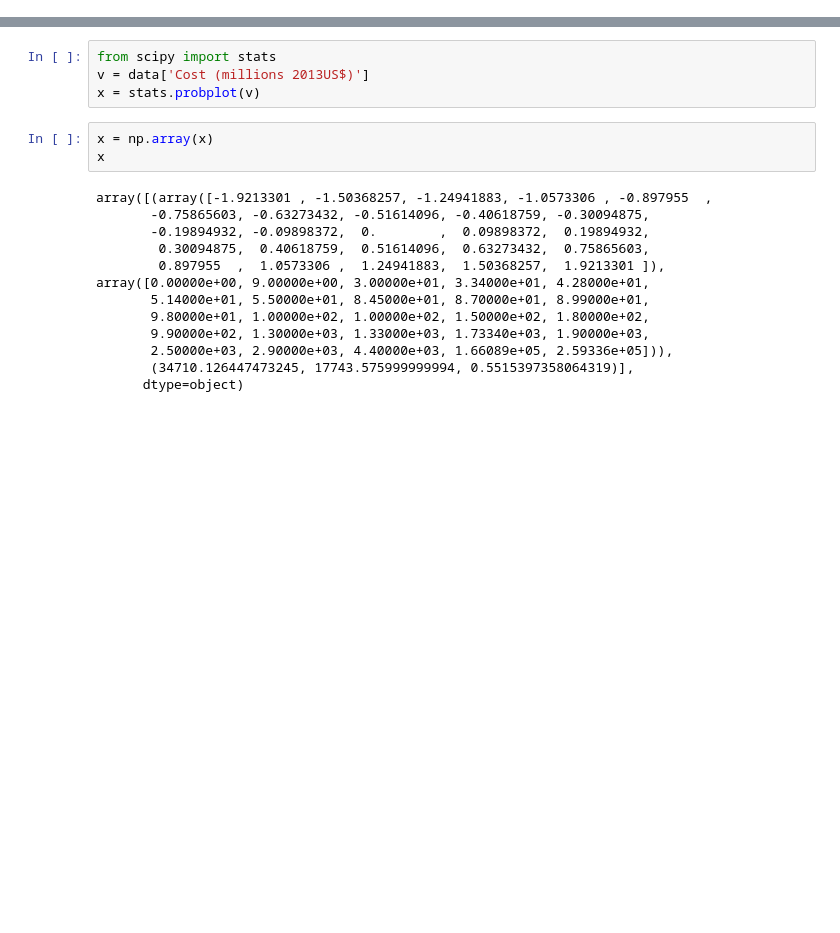
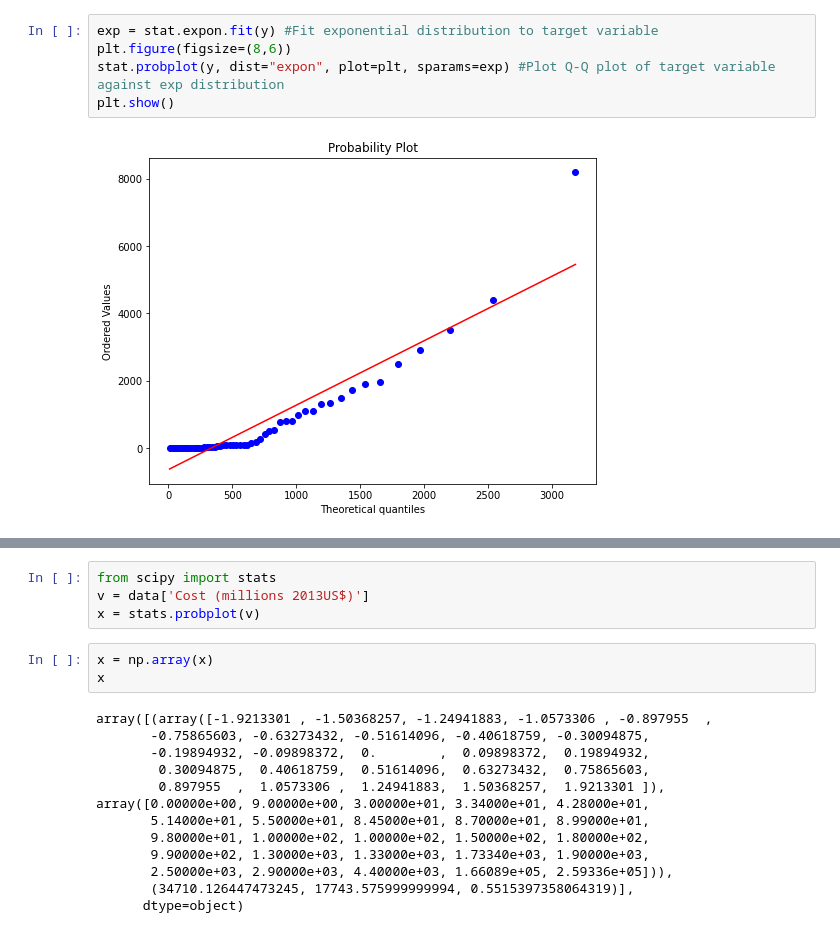
Before and after one commit to luizfysouza/MDI220, a Jupyter notebook: Project.ipynb, the cells around one changed output, grey strips where cells are left out. Cells and saved outputs as stored; diff of their text form; blank space fills up the shorter version.

```diff
--- a/Project.ipynb
+++ b/Project.ipynb
@@ -51,0 +69,7 @@ data[data.Date<'1973-03-28']
+# %%
+exp = stat.expon.fit(y) #Fit exponential distribution to target variable
+plt.figure(figsize=(8,6))
+stat.probplot(y, dist="expon", plot=plt, sparams=exp) #Plot Q-Q plot of target variable against exp distribution
+plt.show()
+# %% [output]
+[figure, added]
```
Also changed, not shown: parts of 20 cells of this notebook.
